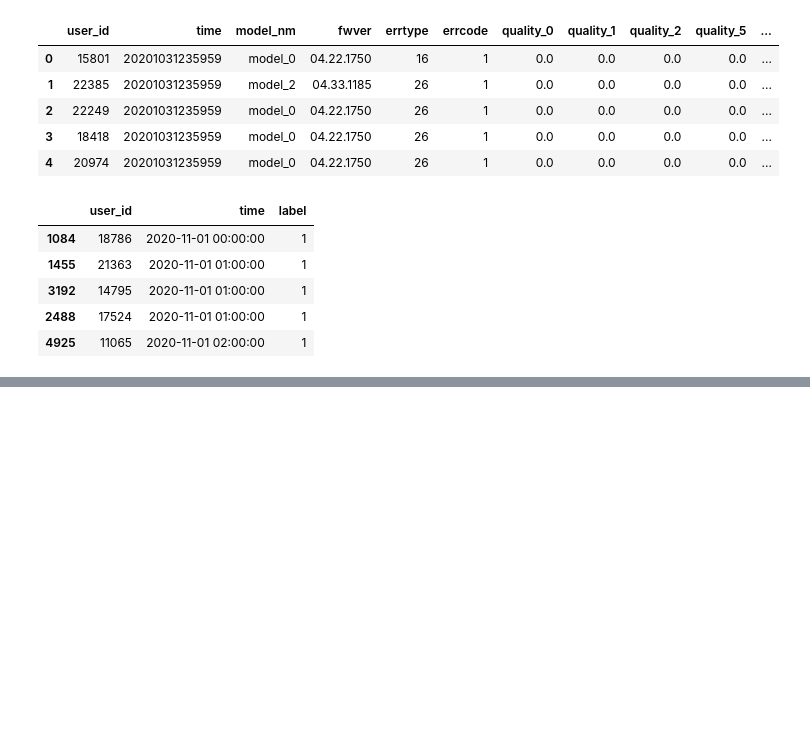
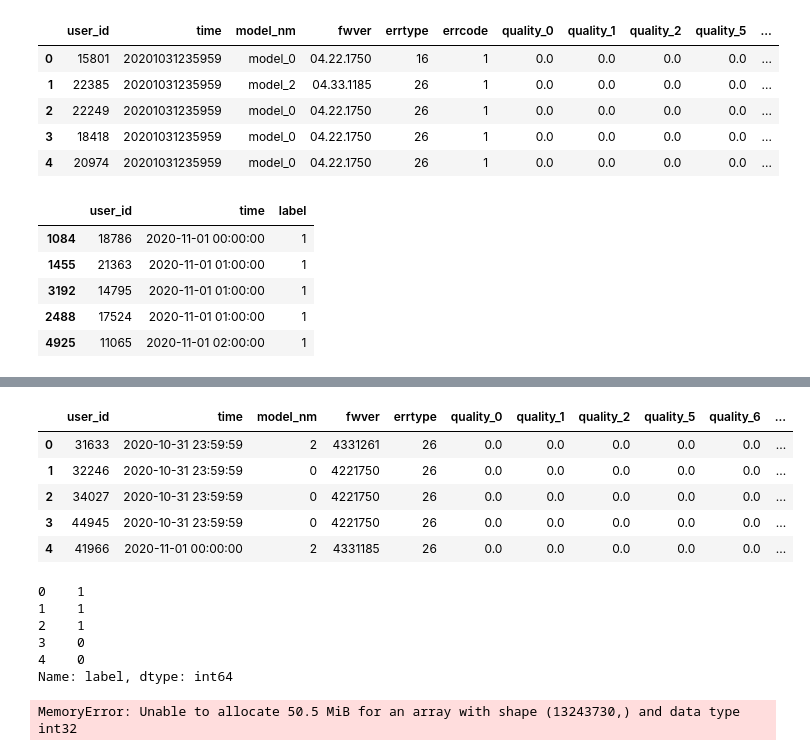
Before and after one commit to sue-bin/quality-change-prediction, a Jupyter notebook: codes/new_fe.ipynb, the cells around one changed output, grey strips where cells are left out. Cells and saved outputs as stored; diff of their text form; code cells hidden in the pictures; blank space fills up the shorter version.

```diff
--- a/codes/new_fe.ipynb
+++ b/codes/new_fe.ipynb
@@ -287,0 +390,7 @@ train_err_chg_prob.head()
+# %%
+test_x = test_err_chg
+del train_err_chg_prob
+del test_err_chg
+del test_x["errcode"]
+test_x["model_nm"] = test_x["model_nm"].apply(lambda x : int(x[6:]))
+test_x["fwver"] = test_x["fwver"].apply(lambda x: string2num(x))
@@ -287,0 +455,18 @@ train_err_chg_prob.head()
+# %%
+test_x.head()
+# %% [output]
+|  | user_id | time | model_nm | fwver | errtype | quality_0 | quality_1 | quality_2 | quality_5 | quality_6 | ... |
+| 0 | 31633 | 2020-10-31 23:59:59 | 2 | 4331261 | 26 | 0.0 | 0.0 | 0.0 | 0.0 | 0.0 | ... |
+| 1 | 32246 | 2020-10-31 23:59:59 | 0 | 4221750 | 26 | 0.0 | 0.0 | 0.0 | 0.0 | 0.0 | ... |
+| 2 | 34027 | 2020-10-31 23:59:59 | 0 | 4221750 | 26 | 0.0 | 0.0 | 0.0 | 0.0 | 0.0 | ... |
+| 3 | 44945 | 2020-10-31 23:59:59 | 0 | 4221750 | 26 | 0.0 | 0.0 | 0.0 | 0.0 | 0.0 | ... |
+| 4 | 41966 | 2020-11-01 00:00:00 | 2 | 4331185 | 26 | 0.0 | 0.0 | 0.0 | 0.0 | 0.0 | ... |
+# %%
+train_y.head()
+# %% [output]
+0    1
+1    1
+2    1
+3    0
+4    0
+Name: label, dtype: int64
@@ -287,0 +500,43 @@ train_err_chg_prob.head()
+# %%
+#-------------------------------------------------------------------------------------
+# 5 Kfold cross validation
+k_fold = KFold(n_splits=5, shuffle=True, random_state=42)
+for train_idx, val_idx in k_fold.split(train_x):
+
+    X = train_x.iloc[train_idx]
+    y = train_y.iloc[train_idx]
+    valid_x = train_x.iloc[val_idx]
+    valid_y = train_y.iloc[val_idx]
+
+    d_train= lgb.Dataset(X, y)
+    d_val  = lgb.Dataset(valid_x, valid_y)
+
+    #run traning
+    model = lgb.train(
+                        params,
+                        train_set       = d_train,
+                        num_boost_round = 2000,
+                        valid_sets      = d_val,
+                        feval           = f_pr_auc,
+                        verbose_eval    = 20,
+                        early_stopping_rounds = 20
+                                             )
+
+    # cal valid prediction
+    valid_prob = model.predict(valid_x)
+    valid_pred = np.where(valid_prob > threshold, 1, 0)
+
+    # cal scores
+    recall    = recall_score(    valid_y, valid_pred)
+    precision = precision_score( valid_y, valid_pred)
+    auc_score = roc_auc_score(   valid_y, valid_prob)
+
+    # append scores
+    models.append(model)
+    recalls.append(recall)
+    precisions.append(precision)
+    auc_scores.append(auc_score)
+
+    print('==========================================================')
+# %% [output]
+MemoryError: Unable to allocate 50.5 MiB for an array with shape (13243730,) and data type int32
```
Also changed, not shown: parts of 52 cells of this notebook, 2 other files.
